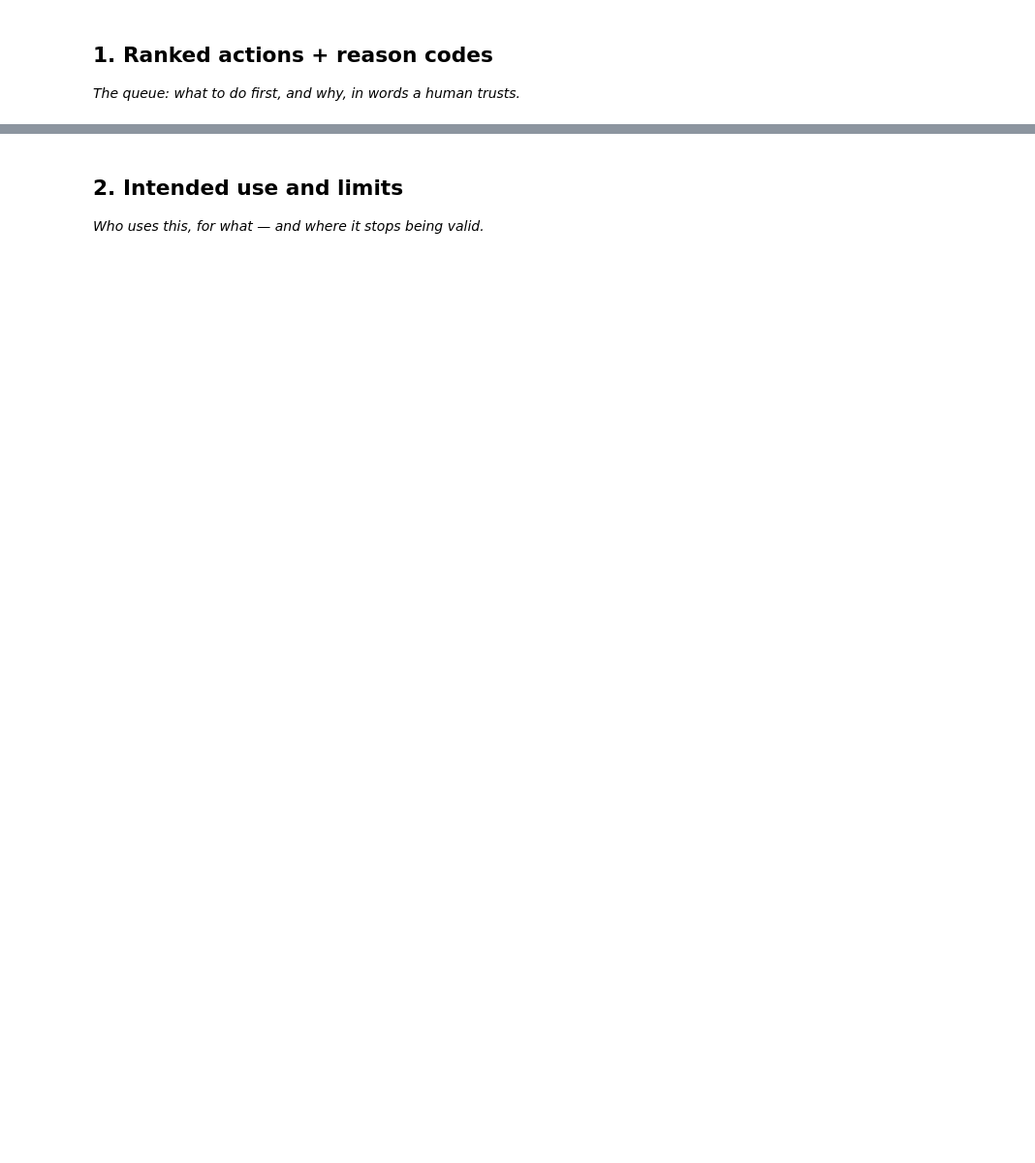
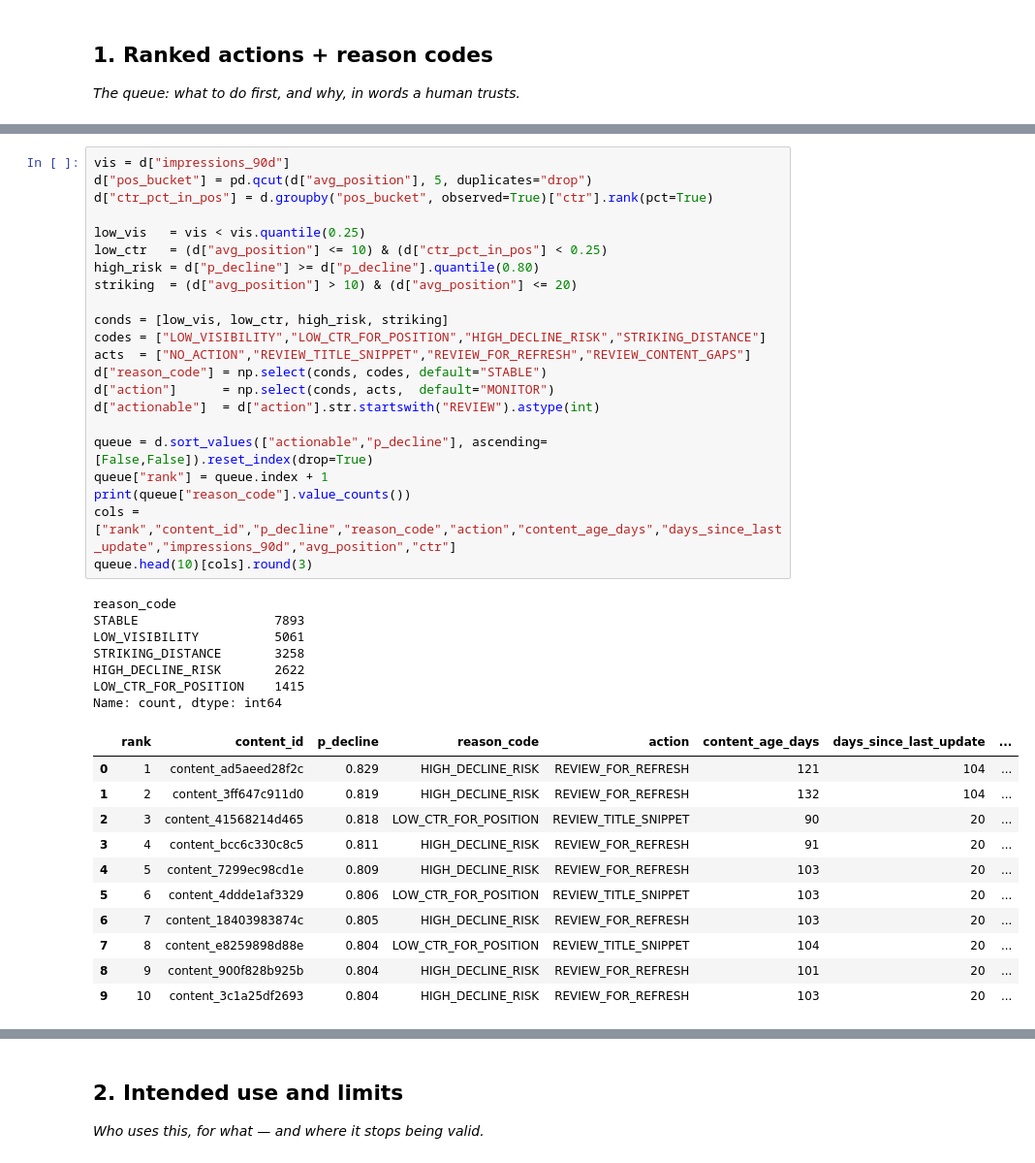
Before and after one commit to tabeeljohn2/flyrank-ml-internship, a Jupyter notebook: work/notebooks/w07_action_playbook.ipynb, the cells around one changed output, grey strips where cells are left out. Shown at 97% size. Saved outputs shown, nothing was run; the diff lists cells and outputs as text; blank space fills up the shorter version.

```diff
--- a/work/notebooks/w07_action_playbook.ipynb
+++ b/work/notebooks/w07_action_playbook.ipynb
@@ -15,0 +61,41 @@ This skeleton is yours to fill. Work the sections **in order** — each one has
+# %%
+vis = d["impressions_90d"]
+d["pos_bucket"] = pd.qcut(d["avg_position"], 5, duplicates="drop")
+d["ctr_pct_in_pos"] = d.groupby("pos_bucket", observed=True)["ctr"].rank(pct=True)
+
+low_vis   = vis < vis.quantile(0.25)
+low_ctr   = (d["avg_position"] <= 10) & (d["ctr_pct_in_pos"] < 0.25)
+high_risk = d["p_decline"] >= d["p_decline"].quantile(0.80)
+striking  = (d["avg_position"] > 10) & (d["avg_position"] <= 20)
+
+conds = [low_vis, low_ctr, high_risk, striking]
+codes = ["LOW_VISIBILITY","LOW_CTR_FOR_POSITION","HIGH_DECLINE_RISK","STRIKING_DISTANCE"]
+acts  = ["NO_ACTION","REVIEW_TITLE_SNIPPET","REVIEW_FOR_REFRESH","REVIEW_CONTENT_GAPS"]
+d["reason_code"] = np.select(conds, codes, default="STABLE")
+d["action"]      = np.select(conds, acts,  default="MONITOR")
+d["actionable"]  = d["action"].str.startswith("REVIEW").astype(int)
+
+queue = d.sort_values(["actionable","p_decline"], ascending=[False,False]).reset_index(drop=True)
+queue["rank"] = queue.index + 1
+print(queue["reason_code"].value_counts())
+cols = ["rank","content_id","p_decline","reason_code","action","content_age_days","days_since_last_update","impressions_90d","avg_position","ctr"]
+queue.head(10)[cols].round(3)
+# %% [output]
+reason_code
+STABLE                  7893
+LOW_VISIBILITY          5061
+STRIKING_DISTANCE       3258
+HIGH_DECLINE_RISK       2622
+LOW_CTR_FOR_POSITION    1415
+Name: count, dtype: int64
+|  | rank | content_id | p_decline | reason_code | action | content_age_days | days_since_last_update | ... |
+| 0 | 1 | content_ad5aeed28f2c | 0.829 | HIGH_DECLINE_RISK | REVIEW_FOR_REFRESH | 121 | 104 | ... |
+| 1 | 2 | content_3ff647c911d0 | 0.819 | HIGH_DECLINE_RISK | REVIEW_FOR_REFRESH | 132 | 104 | ... |
+| 2 | 3 | content_41568214d465 | 0.818 | LOW_CTR_FOR_POSITION | REVIEW_TITLE_SNIPPET | 90 | 20 | ... |
+| 3 | 4 | content_bcc6c330c8c5 | 0.811 | HIGH_DECLINE_RISK | REVIEW_FOR_REFRESH | 91 | 20 | ... |
+| 4 | 5 | content_7299ec98cd1e | 0.809 | HIGH_DECLINE_RISK | REVIEW_FOR_REFRESH | 103 | 20 | ... |
+| 5 | 6 | content_4ddde1af3329 | 0.806 | LOW_CTR_FOR_POSITION | REVIEW_TITLE_SNIPPET | 103 | 20 | ... |
+| 6 | 7 | content_18403983874c | 0.805 | HIGH_DECLINE_RISK | REVIEW_FOR_REFRESH | 103 | 20 | ... |
+| 7 | 8 | content_e8259898d88e | 0.804 | LOW_CTR_FOR_POSITION | REVIEW_TITLE_SNIPPET | 104 | 20 | ... |
+| 8 | 9 | content_900f828b925b | 0.804 | HIGH_DECLINE_RISK | REVIEW_FOR_REFRESH | 101 | 20 | ... |
+| 9 | 10 | content_3c1a25df2693 | 0.804 | HIGH_DECLINE_RISK | REVIEW_FOR_REFRESH | 103 | 20 | ... |
```
Also changed, not shown: parts of 16 cells of this notebook.
